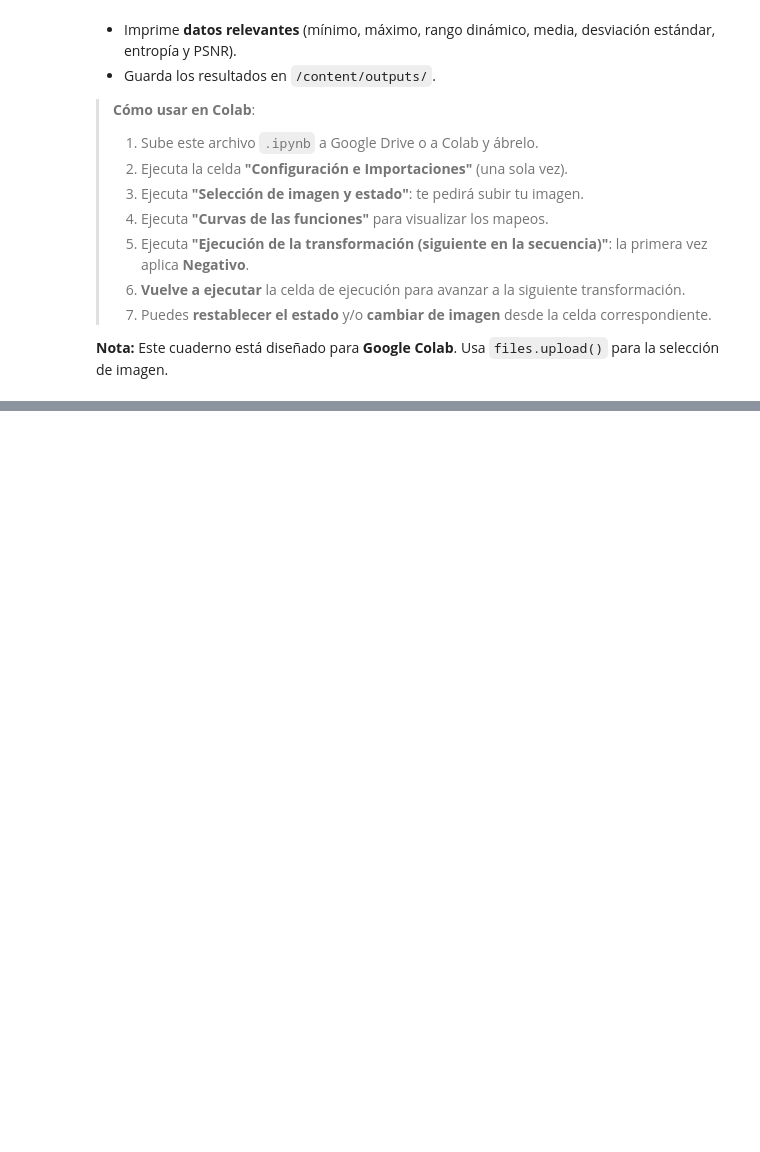
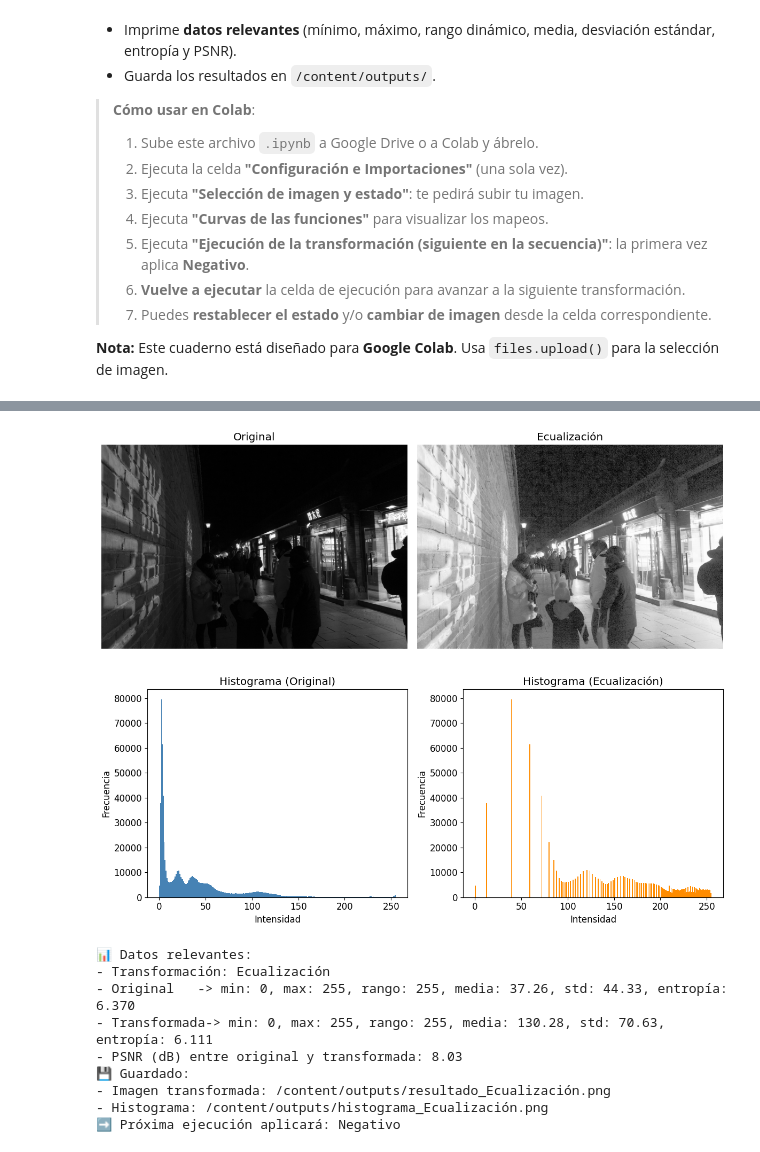
Before and after one commit to nicandro-reyes/vision-artificial, a Jupyter notebook: Transformaciones_Intensidad_Interactivas_completo.ipynb, the cells around one changed output, grey strips where cells are left out. Drawn from its saved outputs; the diff is of its cells as text; code cells hidden in the pictures; blank space fills up the shorter version.

```diff
--- a/Transformaciones_Intensidad_Interactivas_completo.ipynb
+++ b/Transformaciones_Intensidad_Interactivas_completo.ipynb
@@ -371,8 +382,7 @@ stats_o = estadisticas(img)
 stats_t = estadisticas(out)
 metrica_psnr = psnr(img, out)
 
-print("
-📊 Datos relevantes:")
+print("📊 Datos relevantes:")
 print("- Transformación:", nombre)
 print("- Original   -> min: {min:.0f}, max: {max:.0f}, rango: {rango:.0f}, media: {media:.2f}, std: {std:.2f}, entropía: {ent:.3f}".format(
     min=stats_o['min'], max=stats_o['max'], rango=stats_o['rango_dinamico'], media=stats_o['media'], std=stats_o['std'], ent=stats_o['entropia_bits']))
@@ -385,37 +395,47 @@ os.makedirs(OUTPUT_DIR, exist_ok=True)
 import matplotlib.pyplot as plt
 
 # Guardar imagen transformada
 out_path = os.path.join(OUTPUT_DIR, f"resultado_{nombre.replace(' ', '_').replace('γ','gamma')}.png")
 cv2.imwrite(out_path, out)
 
 # Guardar figura de histogramas (recrear para guardar)
 fig, axes = plt.subplots(1, 2)
 axes[0].hist(img.ravel(), bins=256, range=(0,255), color='steelblue')
 axes[0].set_title('Histograma (Original)')
 axes[0].set_xlabel('Intensidad')
 axes[0].set_ylabel('Frecuencia')
 axes[1].hist(out.ravel(), bins=256, range=(0,255), color='darkorange')
 axes[1].set_title(f'Histograma ({nombre})')
 axes[1].set_xlabel('Intensidad')
 axes[1].set_ylabel('Frecuencia')
 plt.tight_layout()
 
 hist_path = os.path.join(OUTPUT_DIR, f"histograma_{nombre.replace(' ', '_').replace('γ','gamma')}.png")
 fig.savefig(hist_path)
 plt.close(fig)
 
-print(f"
-💾 Guardado:")
+print(f"💾 Guardado:")
 print(f"- Imagen transformada: {out_path}")
 print(f"- Histograma: {hist_path}")
 
 # Avanzar el estado
 state['idx'] = (idx + 1) % len(ORDEN)
 with open(STATE_FILE, 'w') as f:
     json.dump(state, f)
 
-print(f"
-➡️ Próxima ejecución aplicará: {ORDEN[state['idx']][0]}")
+print(f"➡️ Próxima ejecución aplicará: {ORDEN[state['idx']][0]}")
+# %% [output]
+[figure, added]
+[figure, added]
+📊 Datos relevantes:
+- Transformación: Ecualización
+- Original   -> min: 0, max: 255, rango: 255, media: 37.26, std: 44.33, entropía: 6.370
+- Transformada-> min: 0, max: 255, rango: 255, media: 130.28, std: 70.63, entropía: 6.111
+- PSNR (dB) entre original y transformada: 8.03
+💾 Guardado:
+- Imagen transformada: /content/outputs/resultado_Ecualización.png
+- Histograma: /content/outputs/histograma_Ecualización.png
+➡️ Próxima ejecución aplicará: Negativo
 # %%
 # Restablecer estado / cambiar de imagen
 import os, json
```
Also changed, not shown: parts of 5 cells of this notebook.
